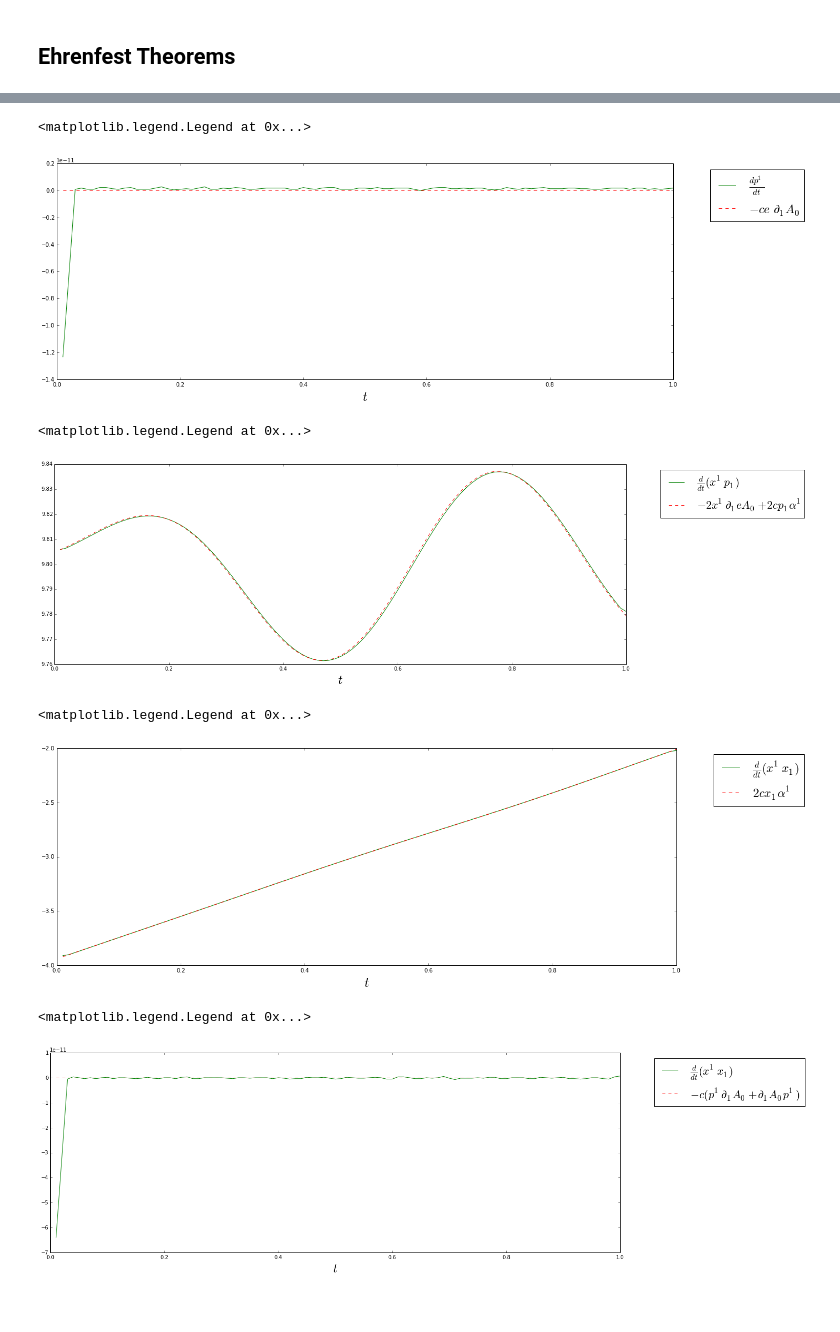
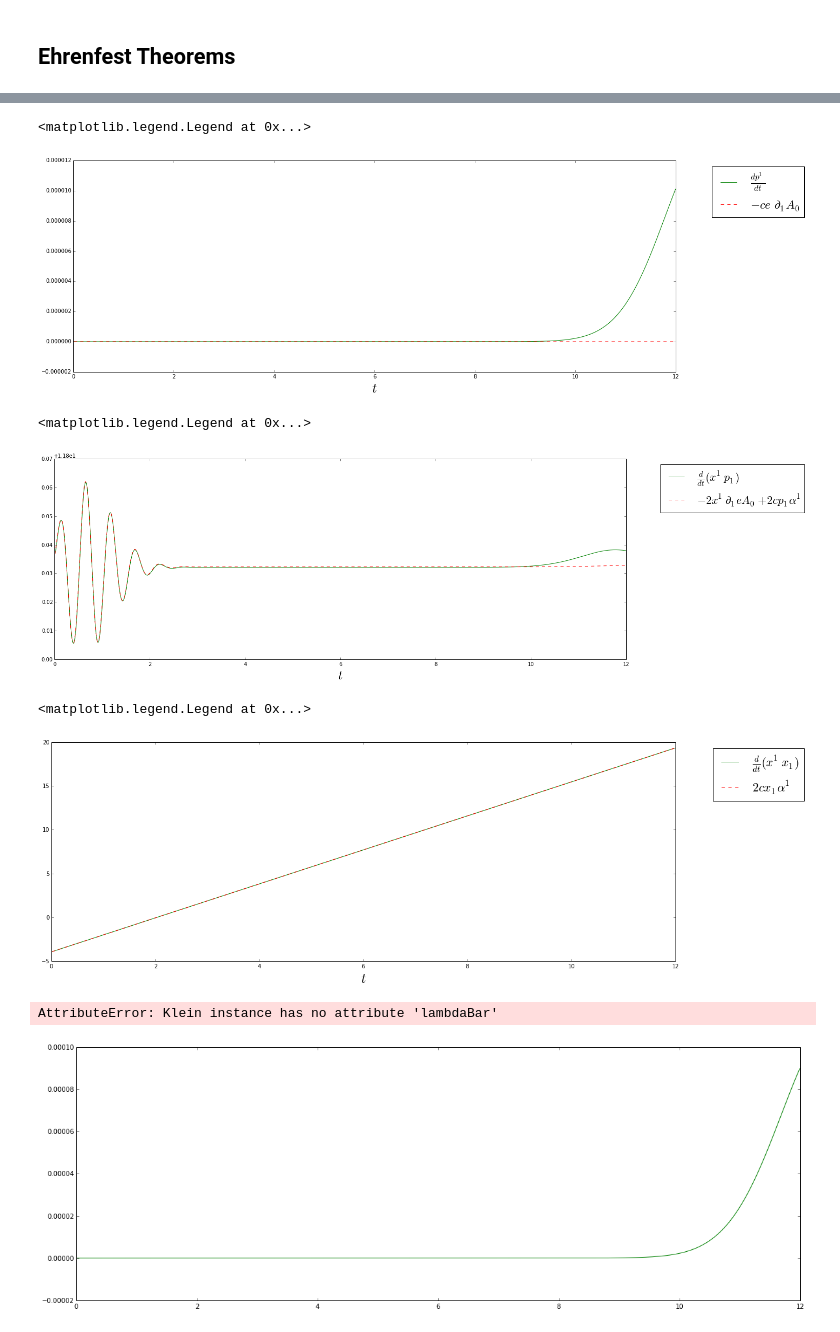
Before and after one commit to cabrer7/PyWignerCUDA, a Jupyter notebook: instances/WignerDirac2D_4x4/Free.ipynb, the cells around one changed output, grey strips where cells are left out. Drawn from its saved outputs; the diff is of its cells as text; code cells hidden in the pictures; blank space fills up the shorter version.

Commit message:
WignerDirac with Gross Pitaevskii like term

```diff
--- a/instances/WignerDirac2D_4x4/Free.ipynb
+++ b/instances/WignerDirac2D_4x4/Free.ipynb
@@ -23,7 +23,7 @@ class Klein(GPU_WignerDirac2D_4x4):
         P_amplitude = 16
 
 
-        timeSteps  =  100
+        timeSteps  =  1200
         dt = 0.01 #dX/c
 
         skipFrames =  100
@@ -40,14 +40,13 @@ class Klein(GPU_WignerDirac2D_4x4):
 
         #.........................ODM damping ........................................
         self.gammaDamping = 0.0
-        self.lambdaBar = 4.
-        self.ODMLindbladianDisplacements = [ 0 ]
-        print len(self.ODMLindbladianDisplacements)
-        print np.float64(len(self.ODMLindbladianDisplacements))
+
         #............................................................................
 
         self.D_Theta      = 0.0
         self.D_Lambda     = 0.0
+
+        self.grossPitaevskiiCoefficient = 0.0
 
         #self.pX = 9.5
         self.Potential_0_String = '{0}*0.5*( 1. + tanh((x-5.)/{1})   )'.format(V0,w)
@@ -71,7 +70,7 @@ class Klein(GPU_WignerDirac2D_4x4):
         self.W_init = np.empty([4,4,instance.P_gridDIM,instance.X_gridDIM],dtype = np.complex128)
 
         init_x  = -2
-        self.pX = 5.
+        self.pX = 6.
 
         #
 
@@ -268,7 +277,7 @@ ax.set_xlabel(r'$t$',**axis_font)
 ax.legend(bbox_to_anchor=(1.05, 1), loc=2, prop={'size':22})
 # %% [output]
 <matplotlib.legend.Legend at 0x...>
-[figure, old version]
+[figure, new version]
 # %%
 axis_font = {'size':'24'}
 
@@ -287,7 +296,7 @@ ax.set_xlabel(r'$t$',**axis_font)
 ax.legend(bbox_to_anchor=(1.05, 1), loc=2, prop={'size':22})
 # %% [output]
 <matplotlib.legend.Legend at 0x...>
-[figure, old version]
+[figure, new version]
 # %%
 axis_font = {'size':'24'}
 
@@ -306,26 +315,28 @@ ax.set_xlabel(r'$t$',**axis_font)
 ax.legend(bbox_to_anchor=(1.05, 1), loc=2, prop={'size':22})
 # %% [output]
 <matplotlib.legend.Legend at 0x...>
-[figure, old version]
+[figure, new version]
 # %%
 axis_font = {'size':'24'}
 
 fig, ax = plt.subplots(figsize=(20, 7))
 ax.plot( instance.timeRange[1:] ,
         np.gradient( instance.PP_Average.real , instance.dt)  , 'g',
         label= '$\\frac{d}{dt}( x^1 x_1 ) $')
 
 ax.plot( instance.timeRange[1:] ,
-       -2*instance.P1_D_1_Potential_0_Average.real -4.*instance.mass*instance.gammaDamping*instance.P1_Alpha_1_Average.real + 4.*instance.mass*instance.gammaDamping/instance.lambdaBar,
-        'r--' ,label='$- c ( p^1 \\partial_1 A_0  +  \\partial_1 A_0 p^1 )$')
+       -2*instance.P1_D_1_Potential_0_Average.real - \
+       4.*instance.mass*instance.gammaDamping*instance.P1_Alpha_1_Average.real + \
+       4.*instance.mass*instance.gammaDamping/instance.lambdaBar,
+        'r--' ,label='$- c p^1 \\partial_1 A_0 $')
 
 
 ax.set_xlabel(r'$t$',**axis_font)
 
 ax.legend(bbox_to_anchor=(1.05, 1), loc=2, prop={'size':22})
 # %% [output]
-<matplotlib.legend.Legend at 0x...>
+AttributeError: Klein instance has no attribute 'lambdaBar'
-[figure, old version]
+[figure, new version]
 # %%
 axis_font = {'size':'24'}
 
```
Also changed, not shown: parts of 10 cells of this notebook, 14 other files.
